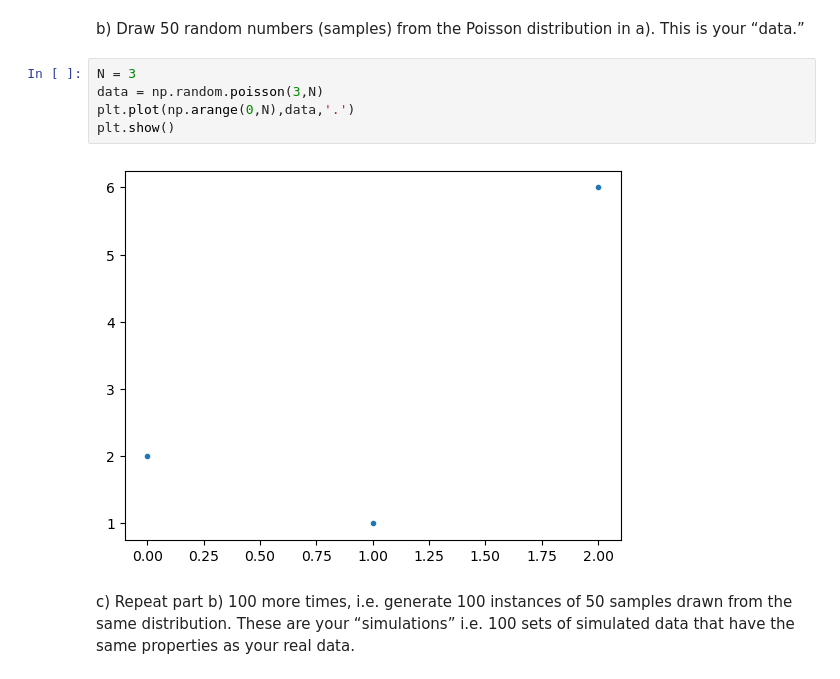
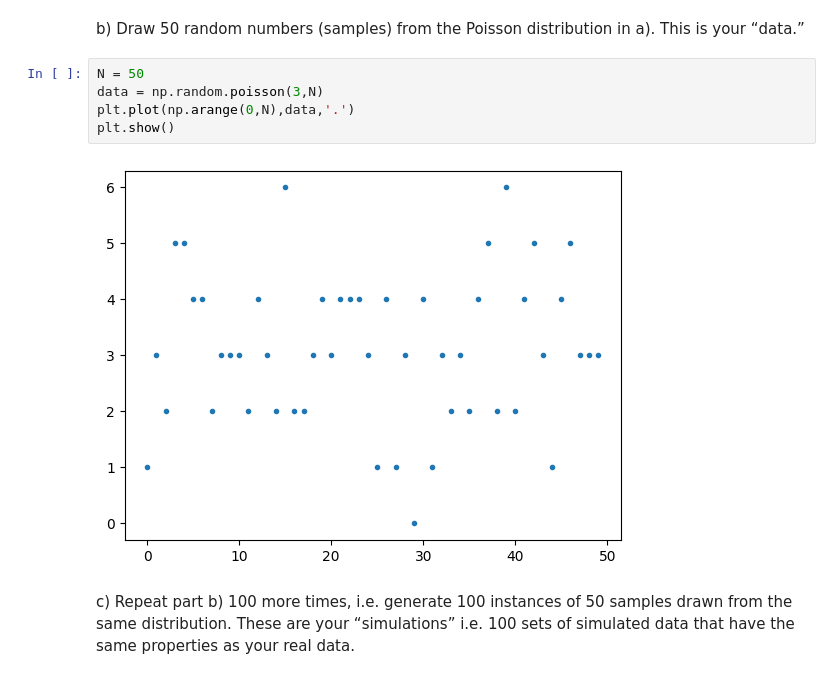
Before and after one commit to andcook5/Physics38600, a Jupyter notebook: HW/P386HW2.ipynb, the cells around one changed output. Drawn from its saved outputs; the diff is of its cells as text.

```diff
--- a/HW/P386HW2.ipynb
+++ b/HW/P386HW2.ipynb
@@ -19,12 +19,12 @@ plt.show()
 # %% [markdown]
 b) Draw 50 random numbers (samples) from the Poisson distribution in a). This is your “data.”
 # %%
-N = 3
+N = 50
 data = np.random.poisson(3,N)
 plt.plot(np.arange(0,N),data,'.')
 plt.show()
 # %% [output]
-[figure, old version]
+[figure, new version]
 # %% [markdown]
 c) Repeat part b) 100 more times, i.e. generate 100 instances of 50 samples drawn from the same distribution. These are your “simulations” i.e. 100 sets of simulated data that have the same properties as your real data.
 # %%
```
Also changed, not shown: parts of 8 cells of this notebook.
